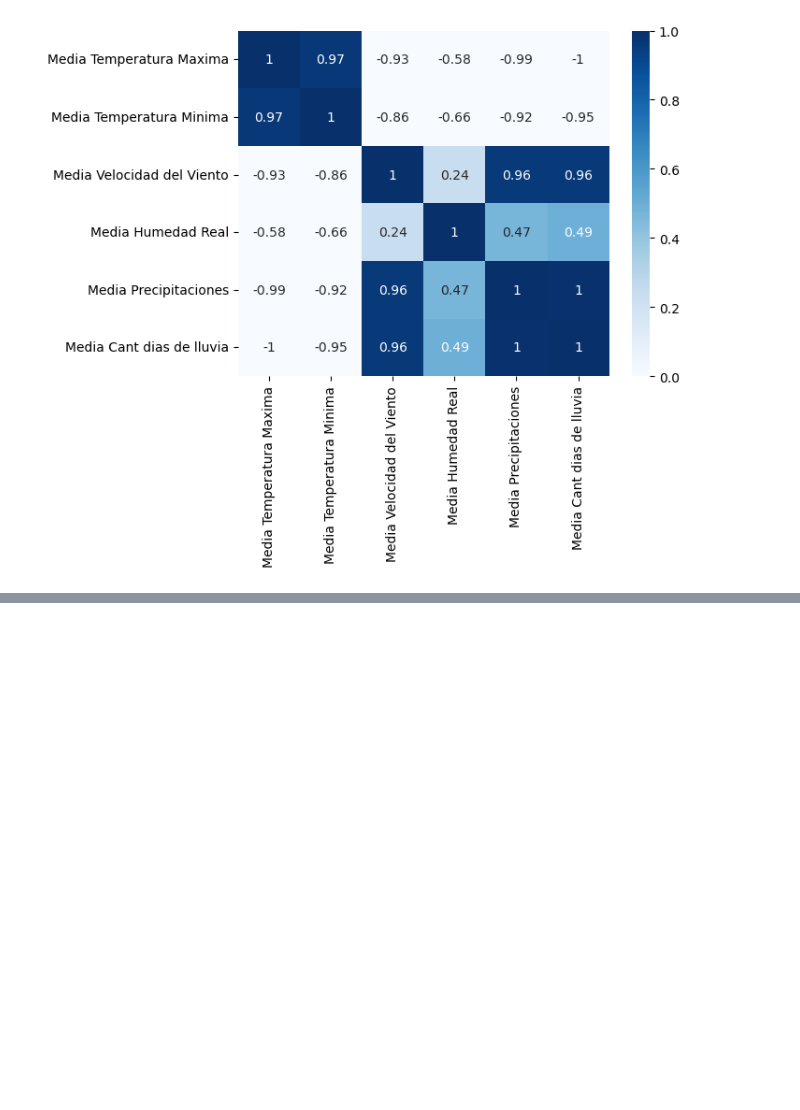
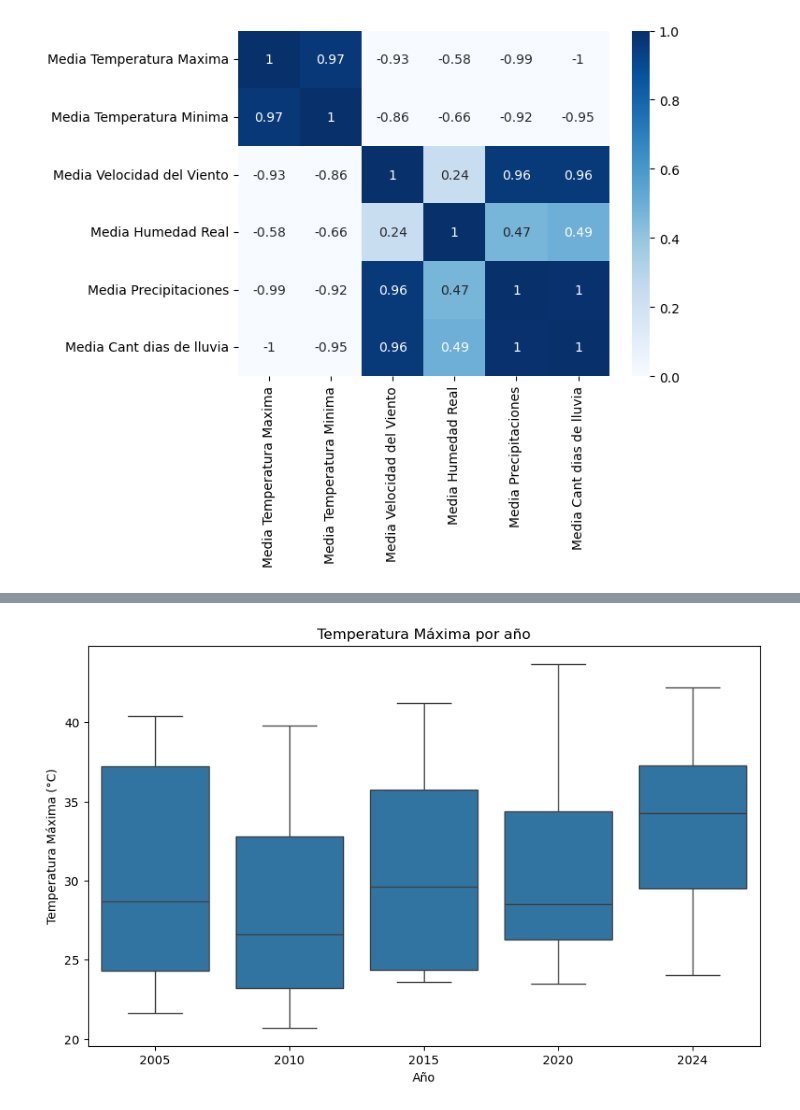
Before and after one commit to IgnacioMaese/Proyecto-AEMET, a Jupyter notebook: 3-Málaga.ipynb, the cells around one changed output, grey strips where cells are left out. Cells and saved outputs as stored; diff of their text form; code cells hidden in the pictures; blank space fills up the shorter version.

```diff
--- a/3-Málaga.ipynb
+++ b/3-Málaga.ipynb
@@ -1263,0 +1308,15 @@ plt.show()
+# %%
+#Temperatura máximas por año
+
+import seaborn as sns
+import pandas as pd
+import matplotlib.pyplot as plt
+df_total = pd.concat([df_2005.assign(año=2005), df_2010.assign(año=2010), df_2015.assign(año=2015), df_2020.assign(año=2020), df_2024.assign(año=2024)])
+plt.figure(figsize=(10, 6))
+sns.boxplot(x="año", y="Temperatura Maxima", data=df_total)
+plt.title("Temperatura Máxima por año")
+plt.xlabel("Año")
+plt.ylabel("Temperatura Máxima (°C)")
+plt.show()
+# %% [output]
+[figure, added]
```
Also changed, not shown: parts of 8 cells of this notebook, 6 other files.
